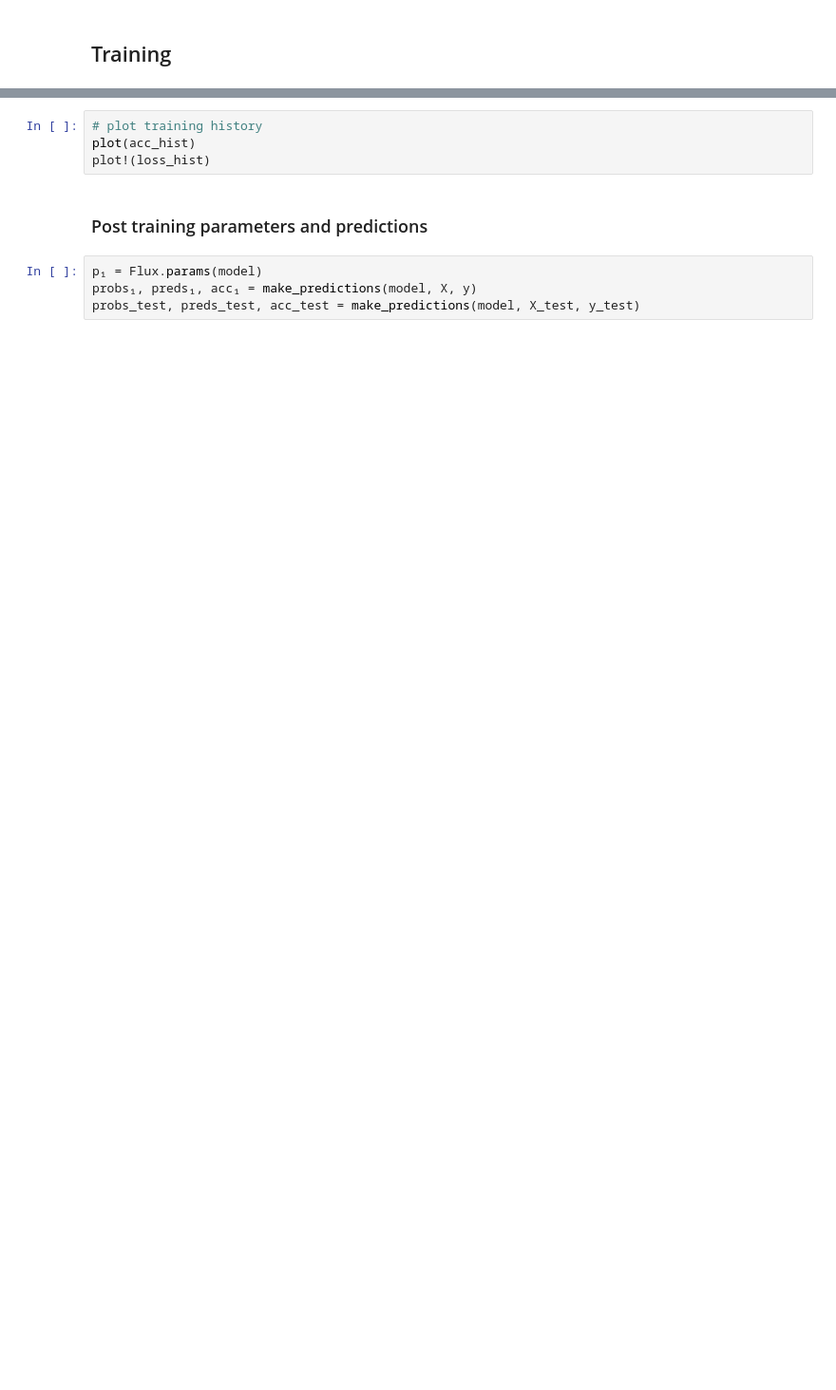
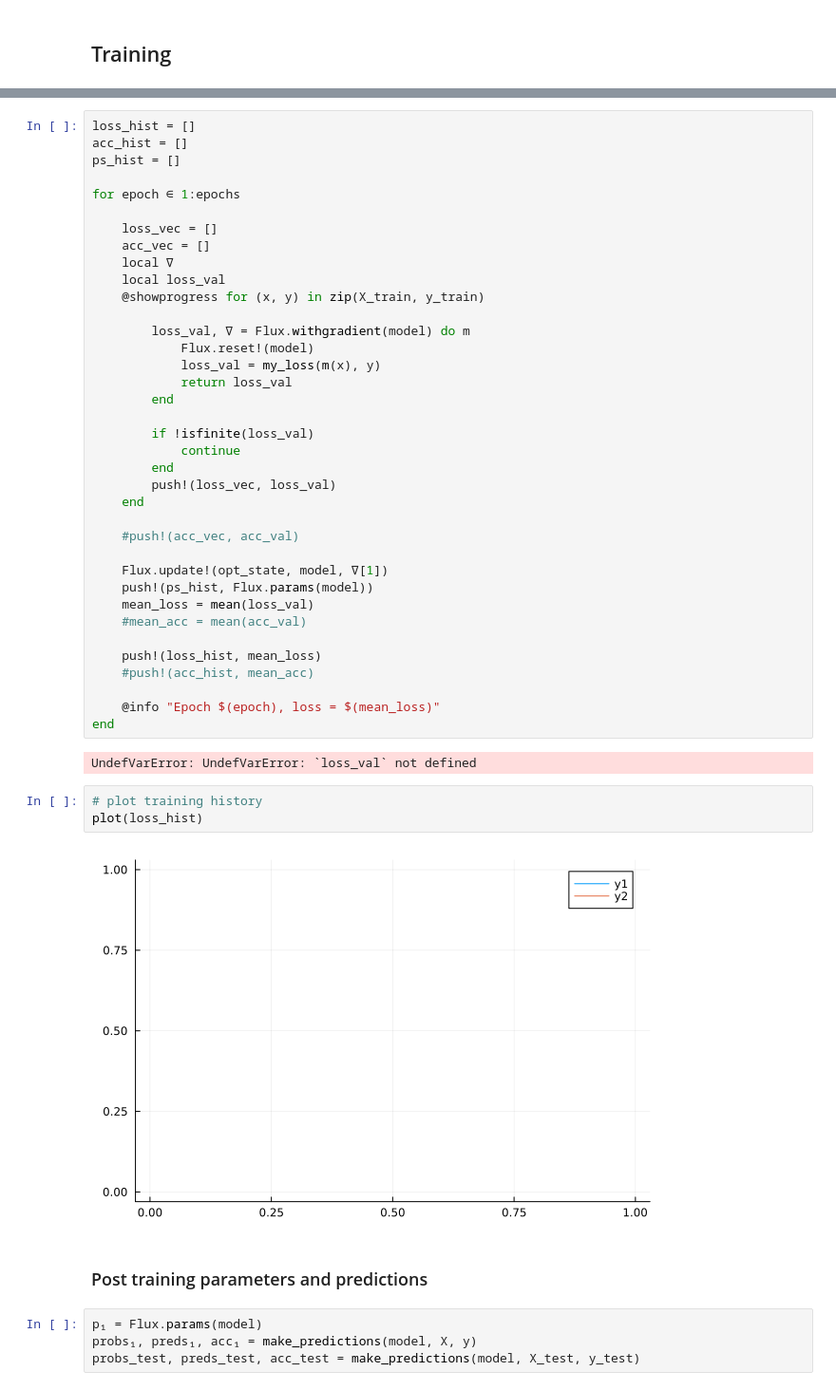
Before and after one commit to gongcastro/diphone-classification-julia, a Jupyter notebook: docs/index.ipynb, the cells around one changed output, grey strips where cells are left out. Shown at 95% size. Drawn from its saved outputs; the diff is of its cells as text; blank space fills up the shorter version.

```diff
--- a/docs/index.ipynb
+++ b/docs/index.ipynb
@@ -159,7 +141,47 @@ UndefVarError: UndefVarError: `model` not defined
+# %%
+loss_hist = []
+acc_hist = []
+ps_hist = []
+
+for epoch ∈ 1:epochs
+
+	loss_vec = []
+	acc_vec = []
+	local ∇
+    local loss_val
+	@showprogress for (x, y) in zip(X_train, y_train)
+
+		loss_val, ∇ = Flux.withgradient(model) do m
+			Flux.reset!(model)
+			loss_val = my_loss(m(x), y)
+			return loss_val
+		end
+
+		if !isfinite(loss_val)
+			continue
+		end
+		push!(loss_vec, loss_val)
+	end
+
+	#push!(acc_vec, acc_val)
+
+	Flux.update!(opt_state, model, ∇[1])
+	push!(ps_hist, Flux.params(model))
+	mean_loss = mean(loss_val)
+	#mean_acc = mean(acc_val)
+
+	push!(loss_hist, mean_loss)
+	#push!(acc_hist, mean_acc)
+
+	@info "Epoch $(epoch), loss = $(mean_loss)"
+end
+# %% [output]
+UndefVarError: UndefVarError: `loss_val` not defined
 # %%
 # plot training history
-plot(acc_hist)
-plot!(loss_hist)
+plot(loss_hist)
+# %% [output]
+[figure, added]
 # %% [markdown]
 ### Post training parameters and predictions
 # %%
```
Also changed, not shown: parts of 14 cells of this notebook, 2 other files.
